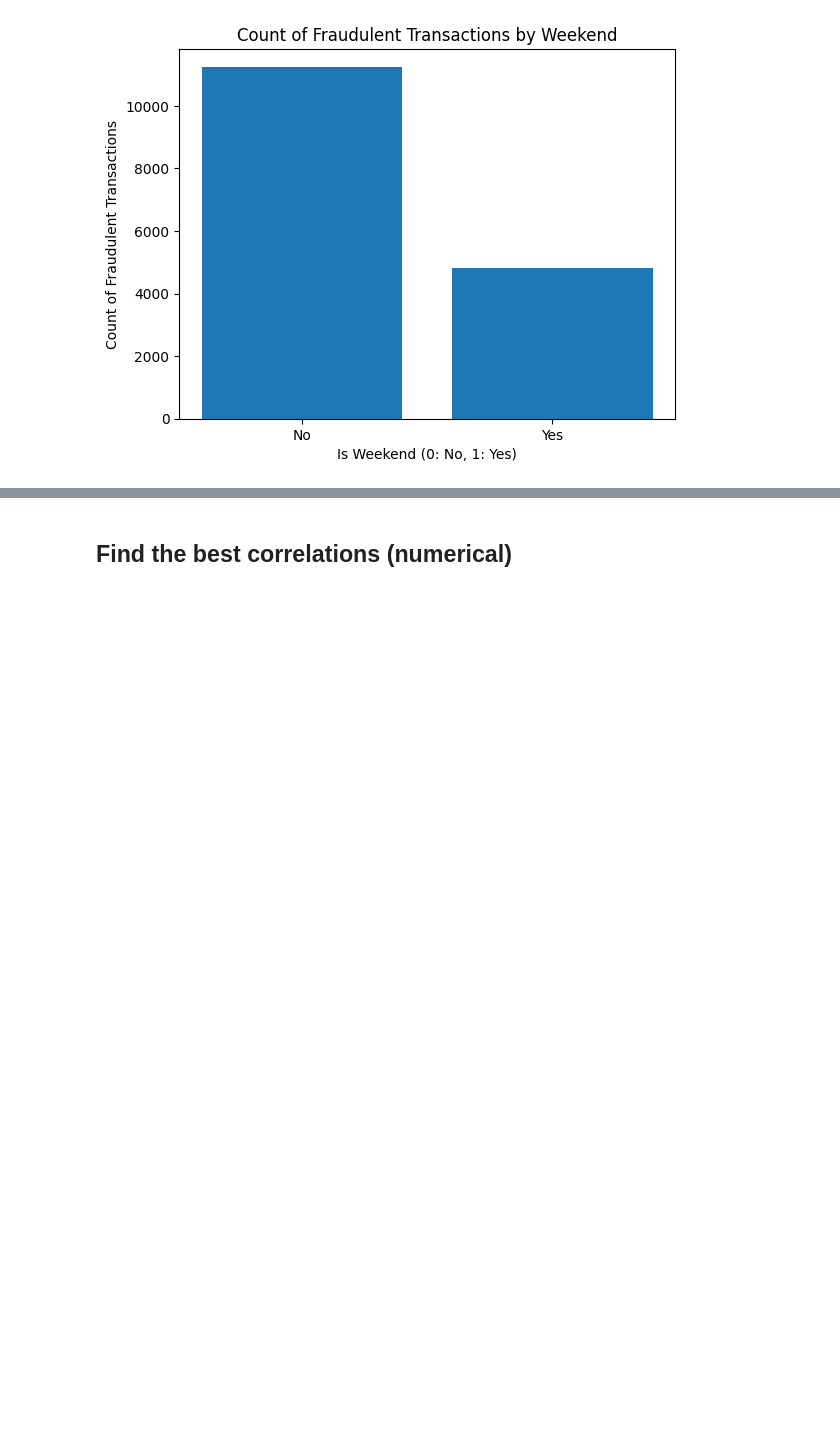
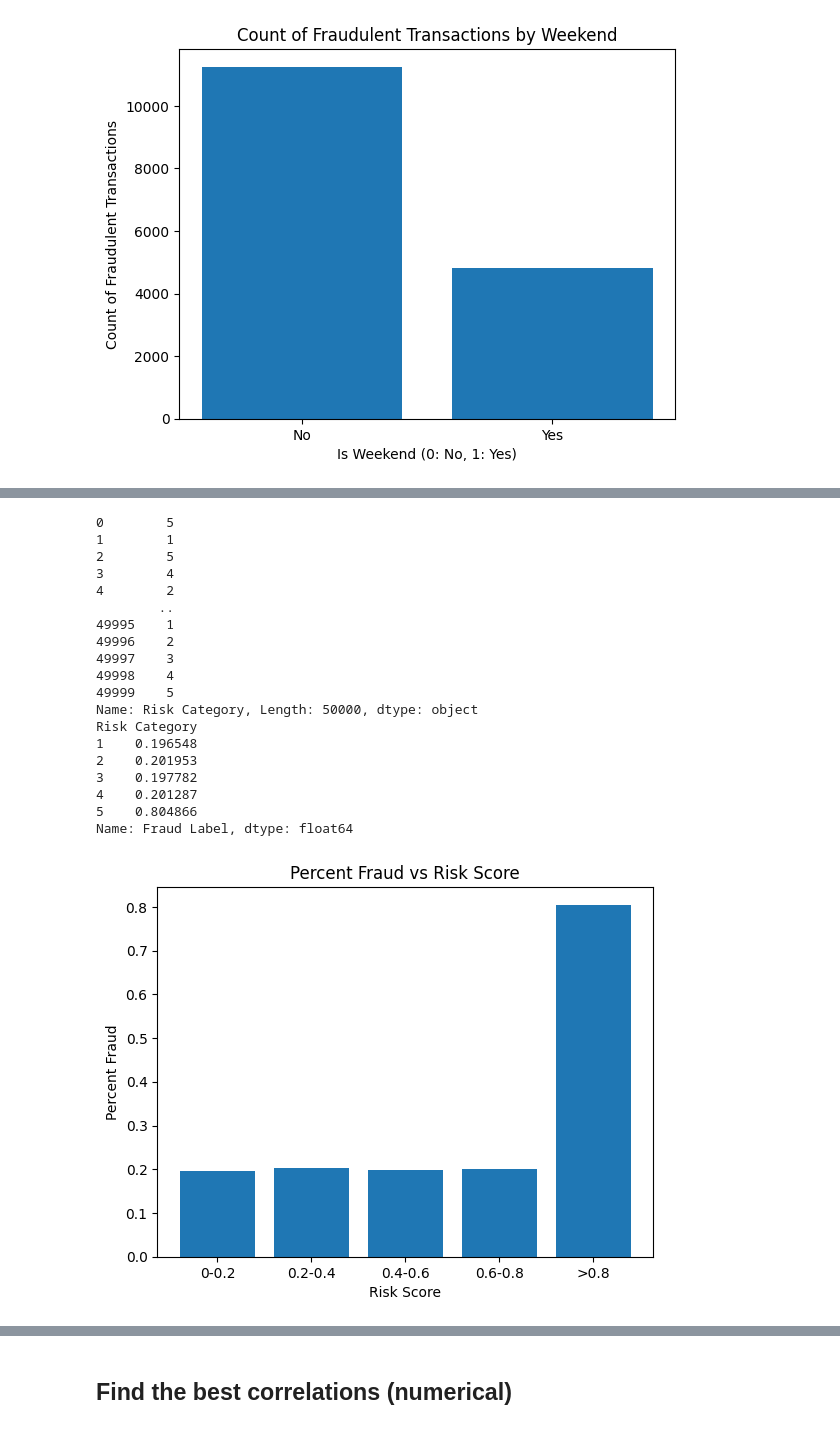
Before and after one commit to adambueno/fraudDetection, a Jupyter notebook: fraudDetection.ipynb, the cells around one changed output, grey strips where cells are left out. Saved outputs shown, nothing was run; the diff lists cells and outputs as text; code cells hidden in the pictures; blank space fills up the shorter version.

```diff
--- a/fraudDetection.ipynb
+++ b/fraudDetection.ipynb
@@ -157,0 +182,40 @@ plt.show()
+# %%
+fraud_df['Risk Category'] = 'unknown'
+
+fraud_df['Risk Category'][fraud_df['Risk Score'] <= 0.2] = 1
+fraud_df['Risk Category'][(fraud_df['Risk Score'] > 0.2) & (fraud_df['Risk Score'] <= 0.4)] = 2
+fraud_df['Risk Category'][(fraud_df['Risk Score'] > 0.4) & (fraud_df['Risk Score'] <= 0.6)] = 3
+fraud_df['Risk Category'][(fraud_df['Risk Score'] > 0.6) & (fraud_df['Risk Score'] <= 0.8)] = 4
+fraud_df['Risk Category'][fraud_df['Risk Score'] > 0.8] = 5
+# %%
+print(fraud_df['Risk Category'])
+grouped_data = fraud_df.groupby(fraud_df['Risk Category'])
+fraud_frac = grouped_data['Fraud Label'].mean()
+print(fraud_frac)
+
+plt.bar(['0-0.2','0.2-0.4', '0.4-0.6','0.6-0.8','>0.8'], fraud_frac)
+plt.xlabel('Risk Score')
+plt.ylabel('Percent Fraud')
+plt.title('Percent Fraud vs Risk Score')
+plt.show()
+# %% [output]
+0        5
+1        1
+2        5
+3        4
+4        2
+        ..
+49995    1
+49996    2
+49997    3
+49998    4
+49999    5
+Name: Risk Category, Length: 50000, dtype: object
+Risk Category
+1    0.196548
+2    0.201953
+3    0.197782
+4    0.201287
+5    0.804866
+Name: Fraud Label, dtype: float64
+[figure, added]
```
Also changed, not shown: parts of 64 cells of this notebook.
